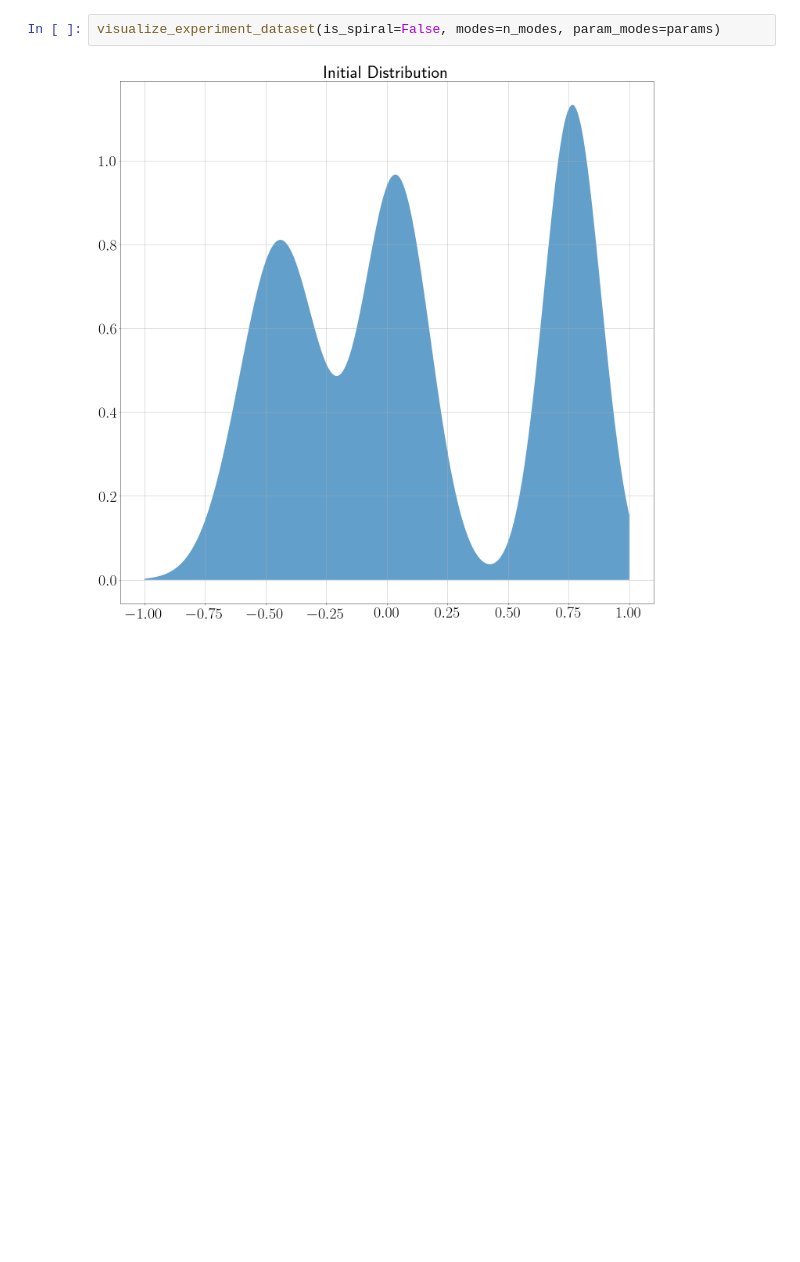
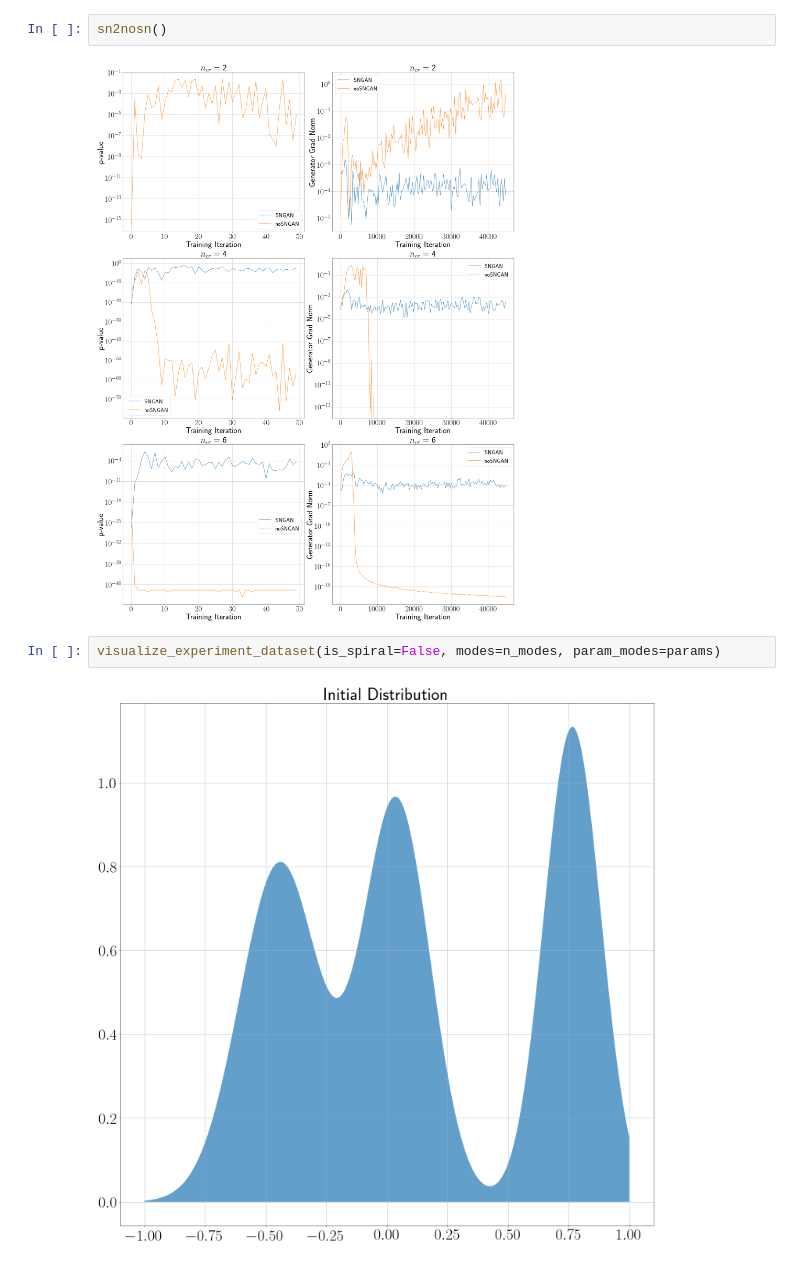
Before and after one commit to maximzubkov/opt-project, a Jupyter notebook: experiments.ipynb, the cells around one changed output. Saved outputs shown, nothing was run; the diff lists cells and outputs as text; blank space fills up the shorter version.

```diff
--- a/experiments.ipynb
+++ b/experiments.ipynb
@@ -135,3 +62,7 @@ savefig("results/compare.pdf")
+# %%
+sn2nosn()
+# %% [output]
+[figure, added]
 # %%
 visualize_experiment_dataset(is_spiral=False, modes=n_modes, param_modes=params)
 # %% [output]
```
Also changed, not shown: parts of 11 cells of this notebook, 2 other files.
